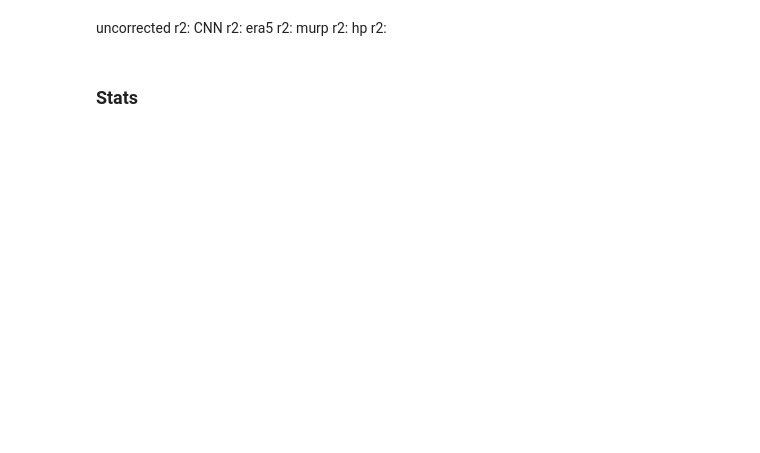
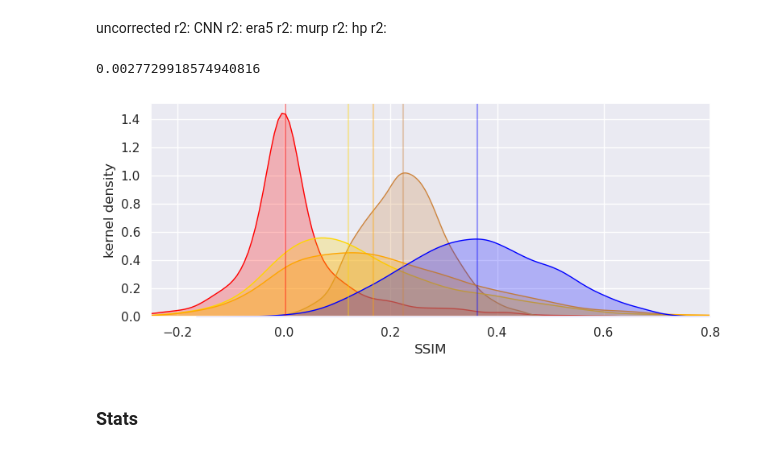
Before and after one commit to gbrencher/indennt, a Jupyter notebook: nbs/train_test/07test.ipynb, the cells around one changed output. Drawn from its saved outputs; the diff is of its cells as text; code cells hidden in the pictures; blank space fills up the shorter version.

```diff
--- a/nbs/train_test/07test.ipynb
+++ b/nbs/train_test/07test.ipynb
@@ -627,2 +634,2 @@ test_loader = torch.utils.data.DataLoader(dataset=test_data, batch_size=1, shuff
 # %%
-# test_snr_list = snr(model, test_loader)
+test_snr_list = snr(model, test_loader)
@@ -838,8 +797,8 @@ era5 r2:
 murp r2:
 hp r2:
 # %%
-# test_ssim_df=df_for_plotting(test_snr_list, test_ssim_list_uncorrected, test_ssim_list_model, test_ssim_list_era5, test_ssim_list_murp, test_ssim_list_hp)
-# #test_mse_df=df_for_plotting(test_snr_list, test_mse_list_uncorrected, test_mse_list_model, test_mse_list_era5, test_mse_list_murp, test_mse_list_hp)
+test_ssim_df=df_for_plotting(test_snr_list, test_ssim_list_uncorrected, test_ssim_list_model, test_ssim_list_era5, test_ssim_list_murp, test_ssim_list_hp)
+#test_mse_df=df_for_plotting(test_snr_list, test_mse_list_uncorrected, test_mse_list_model, test_mse_list_era5, test_mse_list_murp, test_mse_list_hp)
 # %%
 # # can't plot exactly 0 snr due to log scale
 # test_ssim_df_clean = test_ssim_df[test_ssim_df.snr != 0]
@@ -987,29 +946,41 @@ hp r2:
 
 # #plt.savefig('SSIMv2.png', dpi=300)
 # %%
-# # convert to long format for more plotting
-# ssim_labels = ['ssim_uncorrected',  'ssim_model', 'ssim_era5', 'ssim_murp', 'ssim_hp']
-# test_ssim_long = pd.melt(test_ssim_df[ssim_labels], value_vars=ssim_labels, var_name='corr_type', value_name='ssim')
-# test_ssim_long['dataset'] = 'test'
+# convert to long format for more plotting
+ssim_labels = ['ssim_uncorrected',  'ssim_model', 'ssim_era5', 'ssim_murp', 'ssim_hp']
+test_ssim_long = pd.melt(test_ssim_df[ssim_labels], value_vars=ssim_labels, var_name='corr_type', value_name='ssim')
+test_ssim_long['dataset'] = 'test'
 
 # # convert to long format for more plotting
 # ssim_labels = ['ssim_uncorrected',  'ssim_model', 'ssim_era5', 'ssim_murp', 'ssim_hp']
 # test_mse_long = pd.melt(test_mse_df[ssim_labels], value_vars=ssim_labels, var_name='corr_type', value_name='mse')
 # test_mse_long['dataset'] = 'test'
+# %%
+np.median(test_ssim_list_uncorrected)
+# %% [output]
+0.0027729918574940816
 # %%
-# #histplots
-# sns.set_theme()
-# f, ax = plt.subplots(1, 1, figsize=(7,3))
+#histplots
+sns.set_theme()
+f, ax = plt.subplots(1, 1, figsize=(8,3.5))
 
-# sns.kdeplot(ax=ax, data=test_ssim_long, x='ssim', hue='corr_type',
-#             hue_order=['ssim_model', 'ssim_era5', 'ssim_murp', 'ssim_hp', 'ssim_uncorrected'],
-#             palette=['blue', 'orange', 'gold', 'peru', 'red'], fill=True, legend=False)
+ax.axvline(x=np.median(test_ssim_list_uncorrected), c='red', alpha=0.35)
+ax.axvline(x=np.median(test_ssim_list_model), c='blue', alpha=0.35)
+ax.axvline(x=np.median(test_ssim_list_era5), c='orange', alpha=0.35)
+ax.axvline(x=np.median(test_ssim_list_murp), c='gold', alpha=0.35)
+ax.axvline(x=np.median(test_ssim_list_hp), c='peru', alpha=0.35)
 
-# ax.set_xlim((-0.25, 0.8))
-# ax.set_xlabel('SSIM')
-# ax.set_ylabel('kernel density')
-# f.tight_layout()
-# plt.savefig('../../figs/ssim_kde.png', dpi=300)
+sns.kdeplot(ax=ax, data=test_ssim_long, x='ssim', hue='corr_type',
+            hue_order=['ssim_model', 'ssim_era5', 'ssim_murp', 'ssim_hp', 'ssim_uncorrected'],
+            palette=['blue', 'orange', 'gold', 'peru', 'red'], fill=True, legend=False)
+
+ax.set_xlim((-0.25, 0.8))
+ax.set_xlabel('SSIM')
+ax.set_ylabel('kernel density')
+f.tight_layout()
+plt.savefig('../../figs/ssim_kde.png', dpi=300)
+# %% [output]
+[figure, added]
 # %%
 # #histplots
 # sns.set_theme()
```
Also changed, not shown: parts of 11 cells of this notebook, 1 other file.
